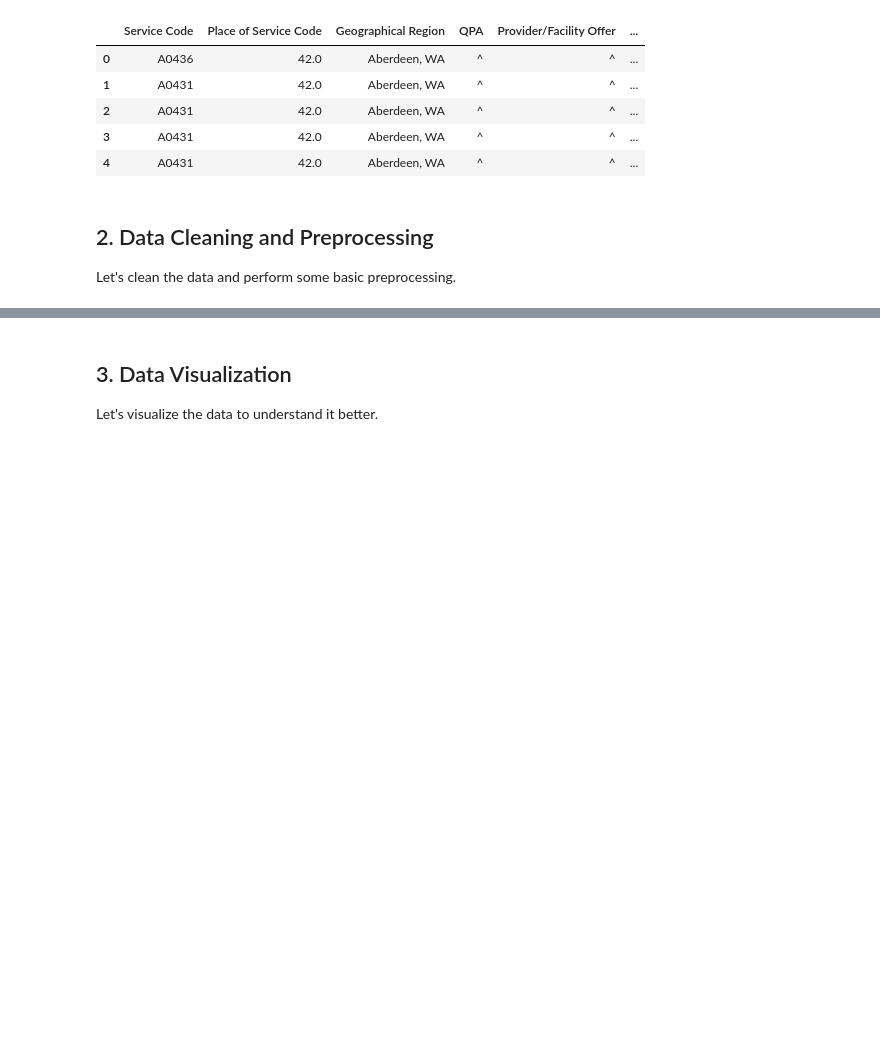
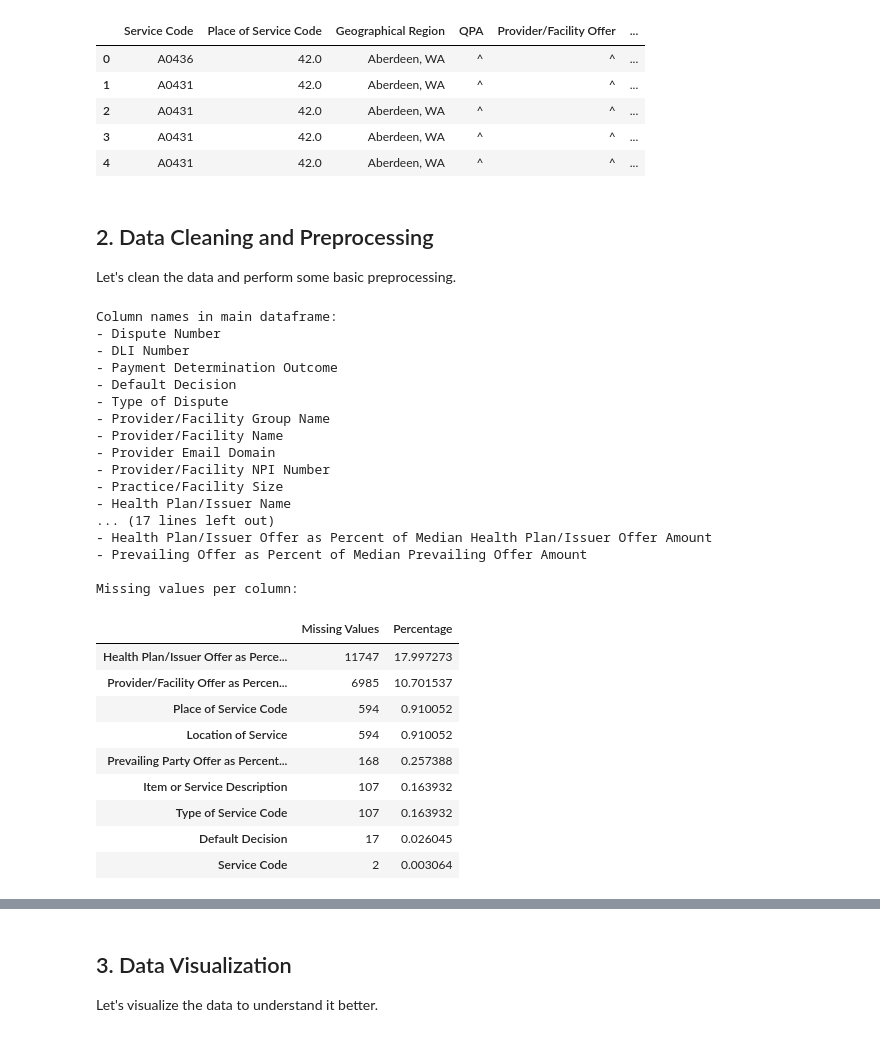
Before and after one commit to wesleycoates/IDRPublic, a Jupyter notebook: notebooks/exploration.ipynb, the cells around one changed output, grey strips where cells are left out. Cells and saved outputs as stored; diff of their text form; code cells hidden in the pictures; blank space fills up the shorter version.

```diff
--- a/notebooks/exploration.ipynb
+++ b/notebooks/exploration.ipynb
@@ -162,6 +143,49 @@ First 5 rows of QPA and Offers data:
 ## 2. Data Cleaning and Preprocessing
 
 Let's clean the data and perform some basic preprocessing.
+# %%
+# Basic data exploration
+print("Column names in main dataframe:")
+for col in df.columns:
+    print(f"- {col}")
+
+# Check for missing values
+print("\nMissing values per column:")
+missing_values = df.isnull().sum()
+missing_percent = (missing_values / len(df)) * 100
+missing_df = pd.DataFrame({
+    'Missing Values': missing_values,
+    'Percentage': missing_percent
+})
+missing_df[missing_df['Missing Values'] > 0].sort_values('Missing Values', ascending=False)
+# %% [output]
+Column names in main dataframe:
+- Dispute Number
+- DLI Number
+- Payment Determination Outcome
+- Default Decision
+- Type of Dispute
+- Provider/Facility Group Name
+- Provider/Facility Name
+- Provider Email Domain
+- Provider/Facility NPI Number
+- Practice/Facility Size
+- Health Plan/Issuer Name
+... (17 lines left out)
+- Health Plan/Issuer Offer as Percent of Median Health Plan/Issuer Offer Amount
+- Prevailing Offer as Percent of Median Prevailing Offer Amount
+
+Missing values per column:
+|  | Missing Values | Percentage |
+| Health Plan/Issuer Offer as Perce... | 11747 | 17.997273 |
+| Provider/Facility Offer as Percen... | 6985 | 10.701537 |
+| Place of Service Code | 594 | 0.910052 |
+| Location of Service | 594 | 0.910052 |
+| Prevailing Party Offer as Percent... | 168 | 0.257388 |
+| Item or Service Description | 107 | 0.163932 |
+| Type of Service Code | 107 | 0.163932 |
+| Default Decision | 17 | 0.026045 |
+| Service Code | 2 | 0.003064 |
 # %%
 # Clean the data
 clean_df = clean_data(df)
```
Also changed, not shown: parts of 10 cells of this notebook, 1 other file.
